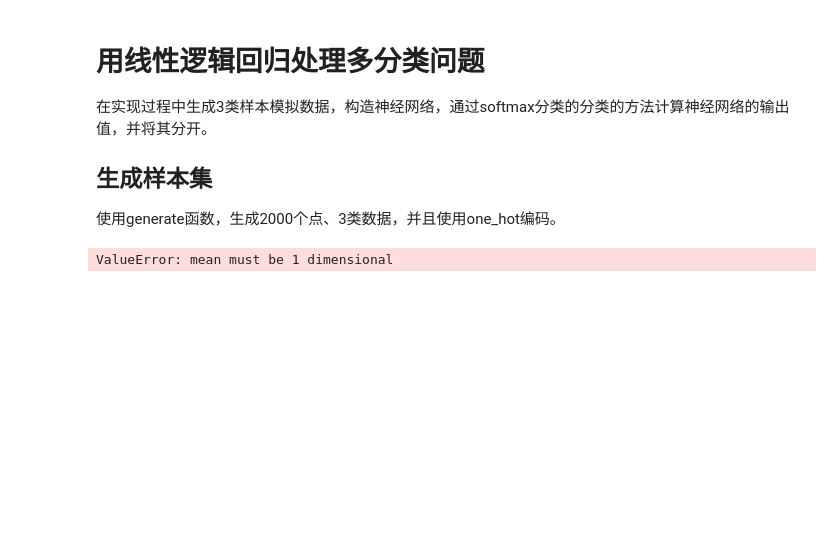
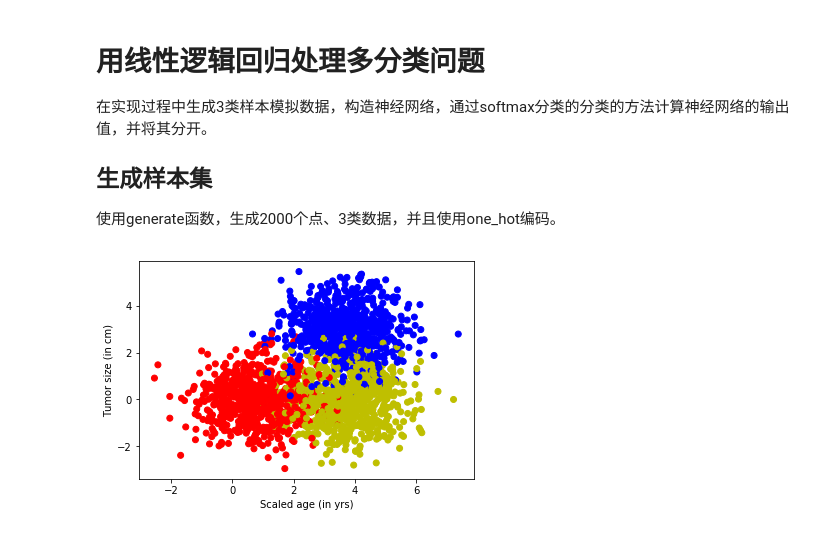
Before and after one commit to lllhhh/DeepLearningNotes, a Jupyter notebook: Tensorflow（原理、实践）/第十四节 多层神经网络.ipynb, the cells around one changed output. Drawn from its saved outputs; the diff is of its cells as text; code cells hidden in the pictures; blank space fills up the shorter version.

```diff
--- a/Tensorflow（原理、实践）/第十四节 多层神经网络.ipynb
+++ b/Tensorflow（原理、实践）/第十四节 多层神经网络.ipynb
@@ -134,15 +142,48 @@ Epoch: 0050 cost= 0.024124123 err= 0.01193944123942856
+# %%
+# one-hot
+def onehot(y,start,end):
+    ohe = OneHotEncoder()
+    a = np.linspace(start,end-1,end-start)
+    b = np.reshape(a,[-1,1]).astype(np.int32)
+    ohe.fit(b)
+    c = ohe.transform(y).toarray()
+    return c
+# %%
+# 生成测试数据
+def generate(sample_size,num_classes,diff,regression=False):
+    np.random.seed(10) #
+    mean = np.random.rand(2) #
+    cov = np.eye(2)
+
+    samples_per_class = int(sample_size/num_classes)
+
+    X0 = np.random.multivariate_normal(mean,cov,samples_per_class)
+    Y0 = np.zeros(samples_per_class)
+
+    for c1,d in enumerate(diff):
+        X1 = np.random.multivariate_normal(mean+d,cov,samples_per_class)
+        Y1 = (c1+1)*np.ones(samples_per_class)
+
+        X0 = np.concatenate((X0,X1))
+        Y0 = np.concatenate((Y0,Y1))
+
+    if regression == False:
+        Y0 = np.reshape(Y0,[-1,1])
+        Y0 = onehot(Y0.astype(np.int32),0,num_classes)
+
+    X,Y = shuffle(X0,Y0)
+    return X,Y
 # %%
 np.random.seed(10)
-cov = np.eye(num_classes)
-imput_dim = 2
+input_dim = 2
 num_classes = 3
-X,Y = generate(2000,mean,cov,[[3.0],[3.0,0]],False)
+X,Y = generate(2000,num_classes,[[3.0],[3.0,0]],False)
 aa = [np.argmax(i) for i in Y]
 colors = ['r' if i == 0 else 'b' if i == 1 else 'y' for i in aa[:]]
 # 将具体的点依照不同的颜色显示出来
 plt.scatter(X[:,0],X[:,1],c=colors)
 plt.xlabel("Scaled age (in yrs)")
 plt.ylabel("Tumor size (in cm)")
 plt.show()
 # %% [output]
-ValueError: mean must be 1 dimensional
+[figure, added]
```
Also changed, not shown: parts of 8 cells of this notebook, 3 other files.
